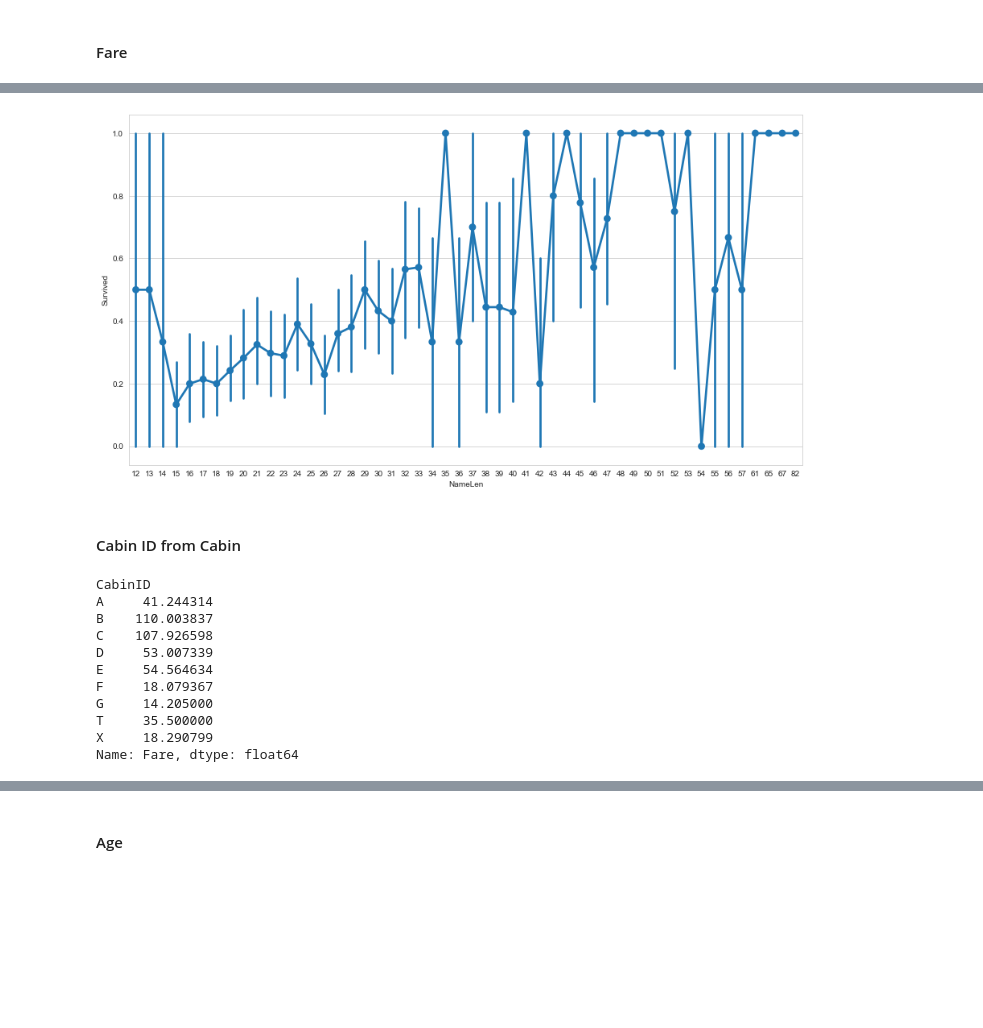
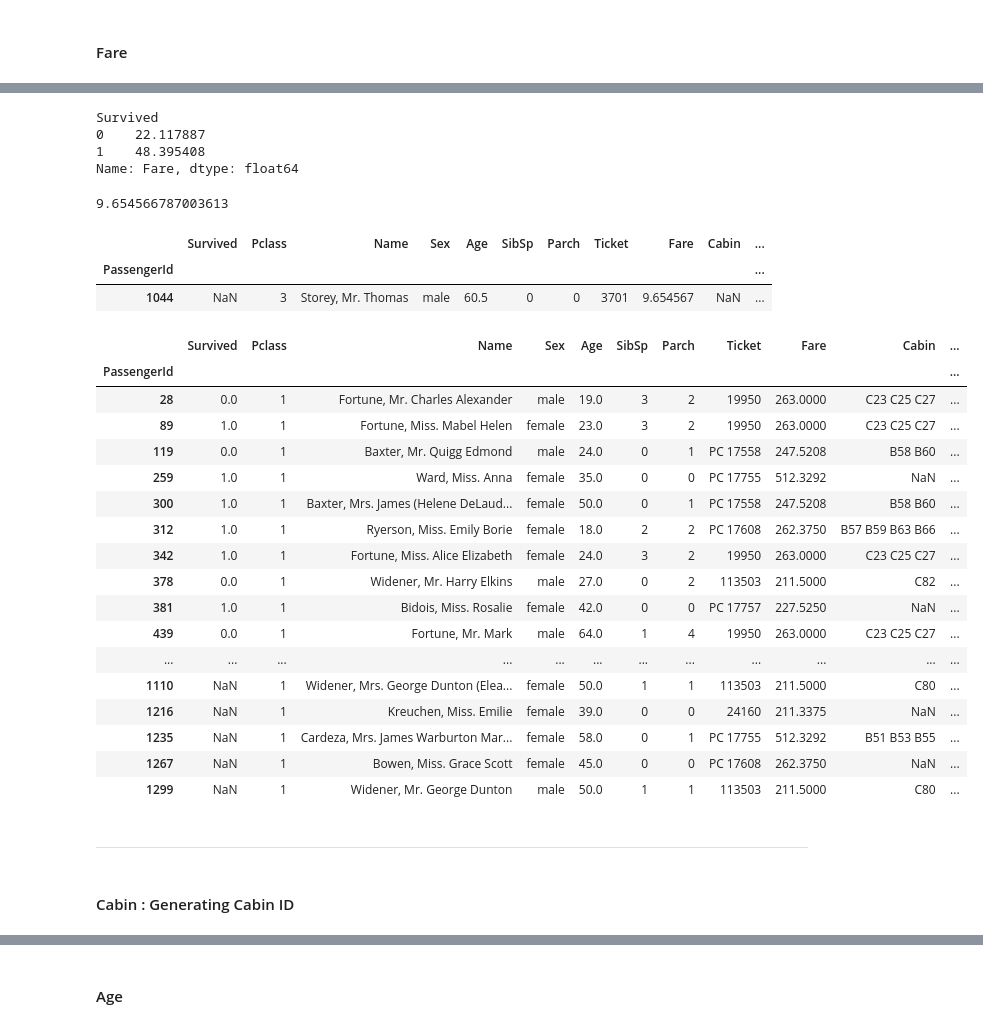
Before and after one commit to do2blehelix/kaggle, a Jupyter notebook: titanic/Pytanic.ipynb, the cells around one changed output, grey strips where cells are left out. Saved outputs shown, nothing was run; the diff lists cells and outputs as text; code cells hidden in the pictures; blank space fills up the shorter version.

```diff
--- a/titanic/Pytanic.ipynb
+++ b/titanic/Pytanic.ipynb
@@ -330,22 +391,51 @@ df.drop(['Name'], axis=1, inplace=True)
-# %%
-sns.pointplot(x='NameLen',y='Survived', data=df[df.index.isin(df_train.index)]);
-# %% [output]
-[figure, removed]
+# %%
+# Fare
+df_train.groupby('Survived').Fare.mean()
+# %% [output]
+Survived
+0    22.117887
+1    48.395408
+Name: Fare, dtype: float64
+# %%
+# IMPUTING the missing value
+
+#df[df.Fare.isnull()]
+
+impute_fare = df[(df.Sex=='male') & (df.Familia==0) & (df.Pclass==3) & (df.Title=='Mr') & (df.Embarked=='S')].Fare.mean()
+impute_fare
+# %% [output]
+9.654566787003613
+# %%
+df.loc[df.Fare.isnull() , 'Fare'] = impute_fare
+df[df.Ticket=='3701']
+# %% [output]
+|  | Survived | Pclass | Name | Sex | Age | SibSp | Parch | Ticket | Fare | Cabin | ... |
+| PassengerId |  |  |  |  |  |  |  |  |  |  | ... |
+| 1044 | NaN | 3 | Storey, Mr. Thomas | male | 60.5 | 0 | 0 | 3701 | 9.654567 | NaN | ... |
+# %%
+# Who pays so much?????
+# len(df_train[df_train['Fare'] > 200])  #20 people paid >200 :O
+df[df['Fare'] > 200]
+# %% [output]
+|  | Survived | Pclass | Name | Sex | Age | SibSp | Parch | Ticket | Fare | Cabin | ... |
+| PassengerId |  |  |  |  |  |  |  |  |  |  | ... |
+| 28 | 0.0 | 1 | Fortune, Mr. Charles Alexander | male | 19.0 | 3 | 2 | 19950 | 263.0000 | C23 C25 C27 | ... |
+| 89 | 1.0 | 1 | Fortune, Miss. Mabel Helen | female | 23.0 | 3 | 2 | 19950 | 263.0000 | C23 C25 C27 | ... |
+| 119 | 0.0 | 1 | Baxter, Mr. Quigg Edmond | male | 24.0 | 0 | 1 | PC 17558 | 247.5208 | B58 B60 | ... |
+| 259 | 1.0 | 1 | Ward, Miss. Anna | female | 35.0 | 0 | 0 | PC 17755 | 512.3292 | NaN | ... |
+| 300 | 1.0 | 1 | Baxter, Mrs. James (Helene DeLaud... | female | 50.0 | 0 | 1 | PC 17558 | 247.5208 | B58 B60 | ... |
+| 312 | 1.0 | 1 | Ryerson, Miss. Emily Borie | female | 18.0 | 2 | 2 | PC 17608 | 262.3750 | B57 B59 B63 B66 | ... |
+| 342 | 1.0 | 1 | Fortune, Miss. Alice Elizabeth | female | 24.0 | 3 | 2 | 19950 | 263.0000 | C23 C25 C27 | ... |
+| 378 | 0.0 | 1 | Widener, Mr. Harry Elkins | male | 27.0 | 0 | 2 | 113503 | 211.5000 | C82 | ... |
+| 381 | 1.0 | 1 | Bidois, Miss. Rosalie | female | 42.0 | 0 | 0 | PC 17757 | 227.5250 | NaN | ... |
+| 439 | 0.0 | 1 | Fortune, Mr. Mark | male | 64.0 | 1 | 4 | 19950 | 263.0000 | C23 C25 C27 | ... |
+| ... | ... | ... | ... | ... | ... | ... | ... | ... | ... | ... | ... |
+| 1110 | NaN | 1 | Widener, Mrs. George Dunton (Elea... | female | 50.0 | 1 | 1 | 113503 | 211.5000 | C80 | ... |
+| 1216 | NaN | 1 | Kreuchen, Miss. Emilie | female | 39.0 | 0 | 0 | 24160 | 211.3375 | NaN | ... |
+| 1235 | NaN | 1 | Cardeza, Mrs. James Warburton Mar... | female | 58.0 | 0 | 1 | PC 17755 | 512.3292 | B51 B53 B55 | ... |
+| 1267 | NaN | 1 | Bowen, Miss. Grace Scott | female | 45.0 | 0 | 0 | PC 17608 | 262.3750 | NaN | ... |
+| 1299 | NaN | 1 | Widener, Mr. George Dunton | male | 50.0 | 1 | 1 | 113503 | 211.5000 | C80 | ... |
+# %% [markdown]
+---
 # %% [markdown]
-#### Cabin ID from Cabin
+#### Cabin : Generating Cabin ID
-# %%
-# Cabin vs Fare
-
-df.groupby('CabinID').Fare.mean()
-# %% [output]
-CabinID
-A     41.244314
-B    110.003837
-C    107.926598
-D     53.007339
-E     54.564634
-F     18.079367
-G     14.205000
-T     35.500000
-X     18.290799
-Name: Fare, dtype: float64
```
Also changed, not shown: parts of 131 cells of this notebook, 5 other files.
